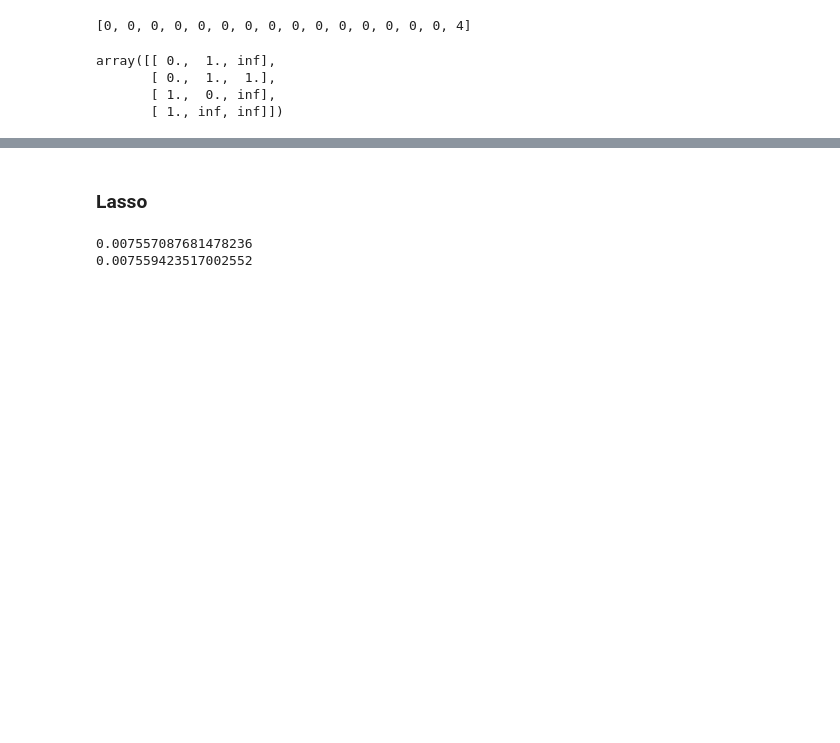
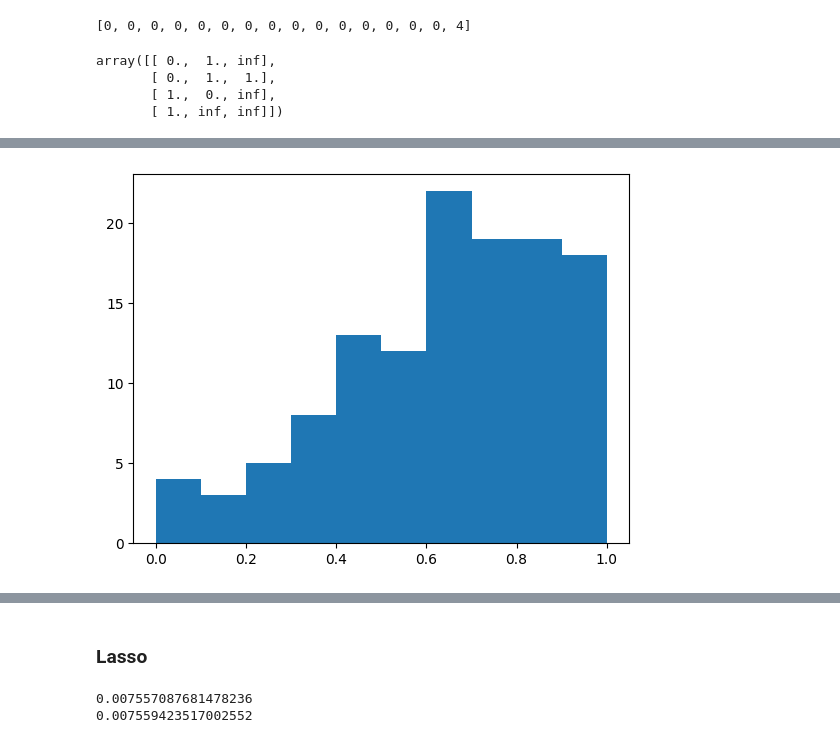
Before and after one commit to AparaV/rashomon-partition-sets, a Jupyter notebook: Code/real_data_charitable_donations.ipynb, the cells around one changed output, grey strips where cells are left out. Drawn from its saved outputs; the diff is of its cells as text; code cells hidden in the pictures; blank space fills up the shorter version.

```diff
--- a/Code/real_data_charitable_donations.ipynb
+++ b/Code/real_data_charitable_donations.ipynb
@@ -317,0 +335,10 @@ array([[ 0.,  1., inf],
+# %%
+losses_only = np.array([x[0] for x in all_losses])
+losses_only = losses_only - np.min(losses_only)
+losses_only = losses_only / np.max(losses_only) #* 70
+# %%
+plt.hist(losses_only)
+
+plt.show()
+# %% [output]
+[figure, added]
```
Also changed, not shown: parts of 13 cells of this notebook, 2 other files.
